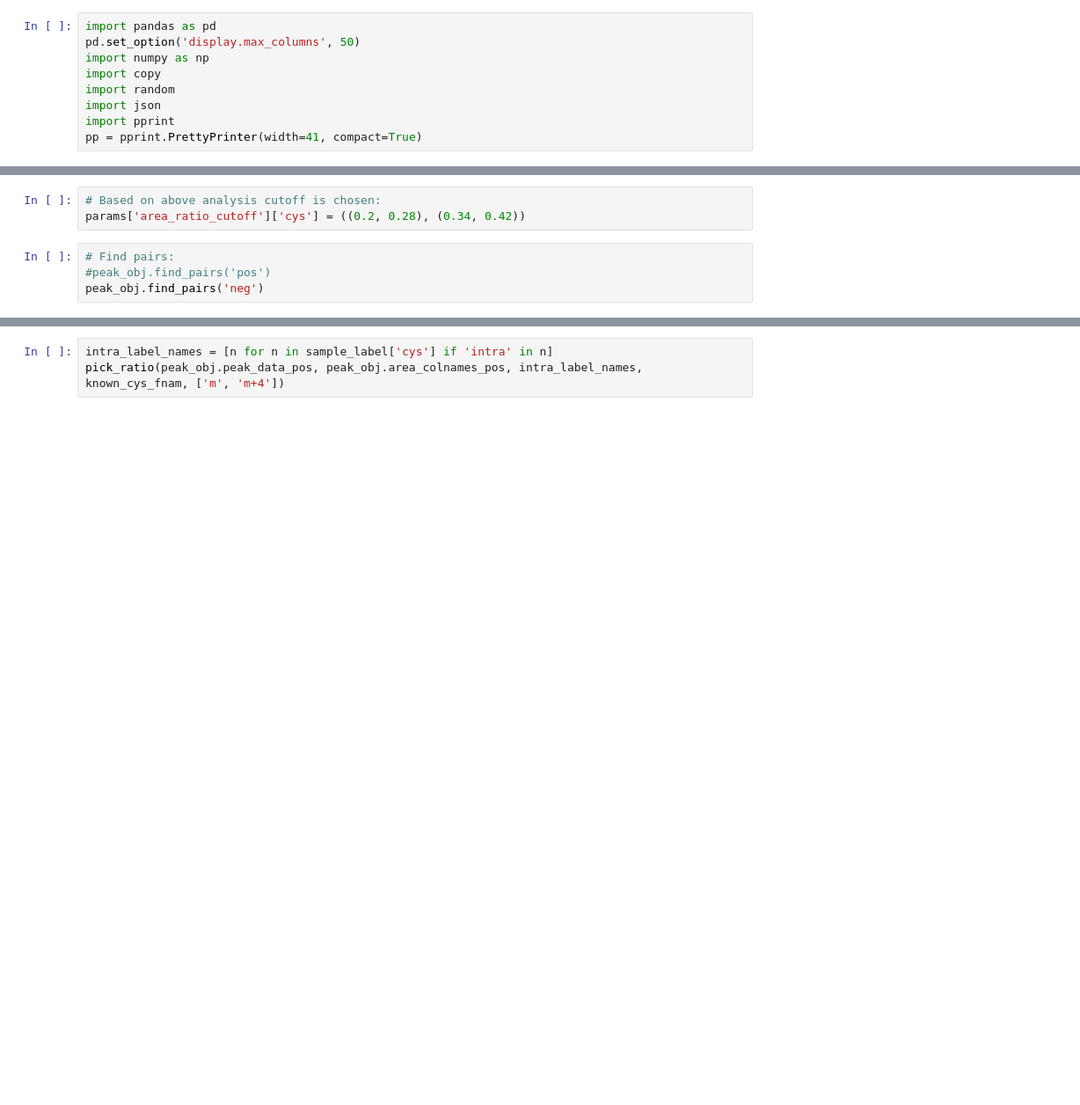
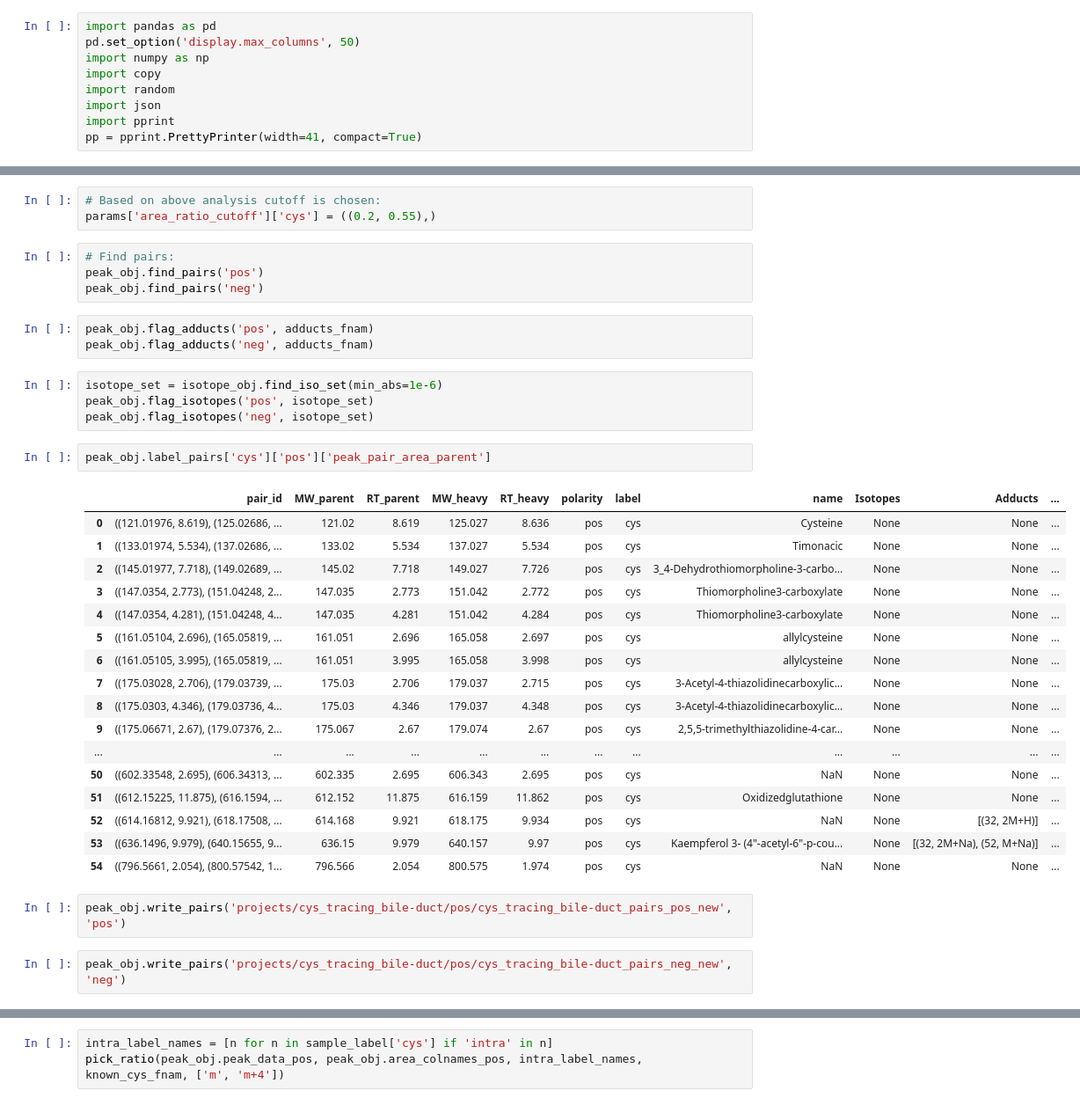
Before and after one commit to krdav/RMA_tracing, a Jupyter notebook: find_peak_pairs.ipynb, the cells around one changed output, grey strips where cells are left out. Shown at 88% size. Saved outputs shown, nothing was run; the diff lists cells and outputs as text; blank space fills up the shorter version.

```diff
--- a/find_peak_pairs.ipynb
+++ b/find_peak_pairs.ipynb
@@ -127,7 +162,38 @@ pick_ratio(peak_obj.peak_data_pos, peak_obj.area_colnames_pos, intra_label_names
 # %%
 # Based on above analysis cutoff is chosen:
-params['area_ratio_cutoff']['cys'] = ((0.2, 0.28), (0.34, 0.42))
+params['area_ratio_cutoff']['cys'] = ((0.2, 0.55),)
 # %%
 # Find pairs:
-#peak_obj.find_pairs('pos')
+peak_obj.find_pairs('pos')
 peak_obj.find_pairs('neg')
+# %%
+peak_obj.flag_adducts('pos', adducts_fnam)
+peak_obj.flag_adducts('neg', adducts_fnam)
+# %%
+isotope_set = isotope_obj.find_iso_set(min_abs=1e-6)
+peak_obj.flag_isotopes('pos', isotope_set)
+peak_obj.flag_isotopes('neg', isotope_set)
+# %%
+peak_obj.label_pairs['cys']['pos']['peak_pair_area_parent']
+# %% [output]
+|  | pair_id | MW_parent | RT_parent | MW_heavy | RT_heavy | polarity | label | name | Isotopes | Adducts | ... |
+| 0 | ((121.01976, 8.619), (125.02686, ... | 121.02 | 8.619 | 125.027 | 8.636 | pos | cys | Cysteine | None | None | ... |
+| 1 | ((133.01974, 5.534), (137.02686, ... | 133.02 | 5.534 | 137.027 | 5.534 | pos | cys | Timonacic | None | None | ... |
+| 2 | ((145.01977, 7.718), (149.02689, ... | 145.02 | 7.718 | 149.027 | 7.726 | pos | cys | 3_4-Dehydrothiomorpholine-3-carbo... | None | None | ... |
+| 3 | ((147.0354, 2.773), (151.04248, 2... | 147.035 | 2.773 | 151.042 | 2.772 | pos | cys | Thiomorpholine3-carboxylate | None | None | ... |
+| 4 | ((147.0354, 4.281), (151.04248, 4... | 147.035 | 4.281 | 151.042 | 4.284 | pos | cys | Thiomorpholine3-carboxylate | None | None | ... |
+| 5 | ((161.05104, 2.696), (165.05819, ... | 161.051 | 2.696 | 165.058 | 2.697 | pos | cys | allylcysteine | None | None | ... |
+| 6 | ((161.05105, 3.995), (165.05819, ... | 161.051 | 3.995 | 165.058 | 3.998 | pos | cys | allylcysteine | None | None | ... |
+| 7 | ((175.03028, 2.706), (179.03739, ... | 175.03 | 2.706 | 179.037 | 2.715 | pos | cys | 3-Acetyl-4-thiazolidinecarboxylic... | None | None | ... |
+| 8 | ((175.0303, 4.346), (179.03736, 4... | 175.03 | 4.346 | 179.037 | 4.348 | pos | cys | 3-Acetyl-4-thiazolidinecarboxylic... | None | None | ... |
+| 9 | ((175.06671, 2.67), (179.07376, 2... | 175.067 | 2.67 | 179.074 | 2.67 | pos | cys | 2,5,5-trimethylthiazolidine-4-car... | None | None | ... |
+| ... | ... | ... | ... | ... | ... | ... | ... | ... | ... | ... | ... |
+| 50 | ((602.33548, 2.695), (606.34313, ... | 602.335 | 2.695 | 606.343 | 2.695 | pos | cys | NaN | None | None | ... |
+| 51 | ((612.15225, 11.875), (616.1594, ... | 612.152 | 11.875 | 616.159 | 11.862 | pos | cys | Oxidizedglutathione | None | None | ... |
+| 52 | ((614.16812, 9.921), (618.17508, ... | 614.168 | 9.921 | 618.175 | 9.934 | pos | cys | NaN | None | [(32, 2M+H)] | ... |
+| 53 | ((636.1496, 9.979), (640.15655, 9... | 636.15 | 9.979 | 640.157 | 9.97 | pos | cys | Kaempferol 3- (4"-acetyl-6"-p-cou... | None | [(32, 2M+Na), (52, M+Na)] | ... |
+| 54 | ((796.5661, 2.054), (800.57542, 1... | 796.566 | 2.054 | 800.575 | 1.974 | pos | cys | NaN | None | None | ... |
+# %%
+peak_obj.write_pairs('projects/cys_tracing_bile-duct/pos/cys_tracing_bile-duct_pairs_pos_new', 'pos')
+# %%
+peak_obj.write_pairs('projects/cys_tracing_bile-duct/pos/cys_tracing_bile-duct_pairs_neg_new', 'neg')
```
Also changed, not shown: parts of 13 cells of this notebook.
